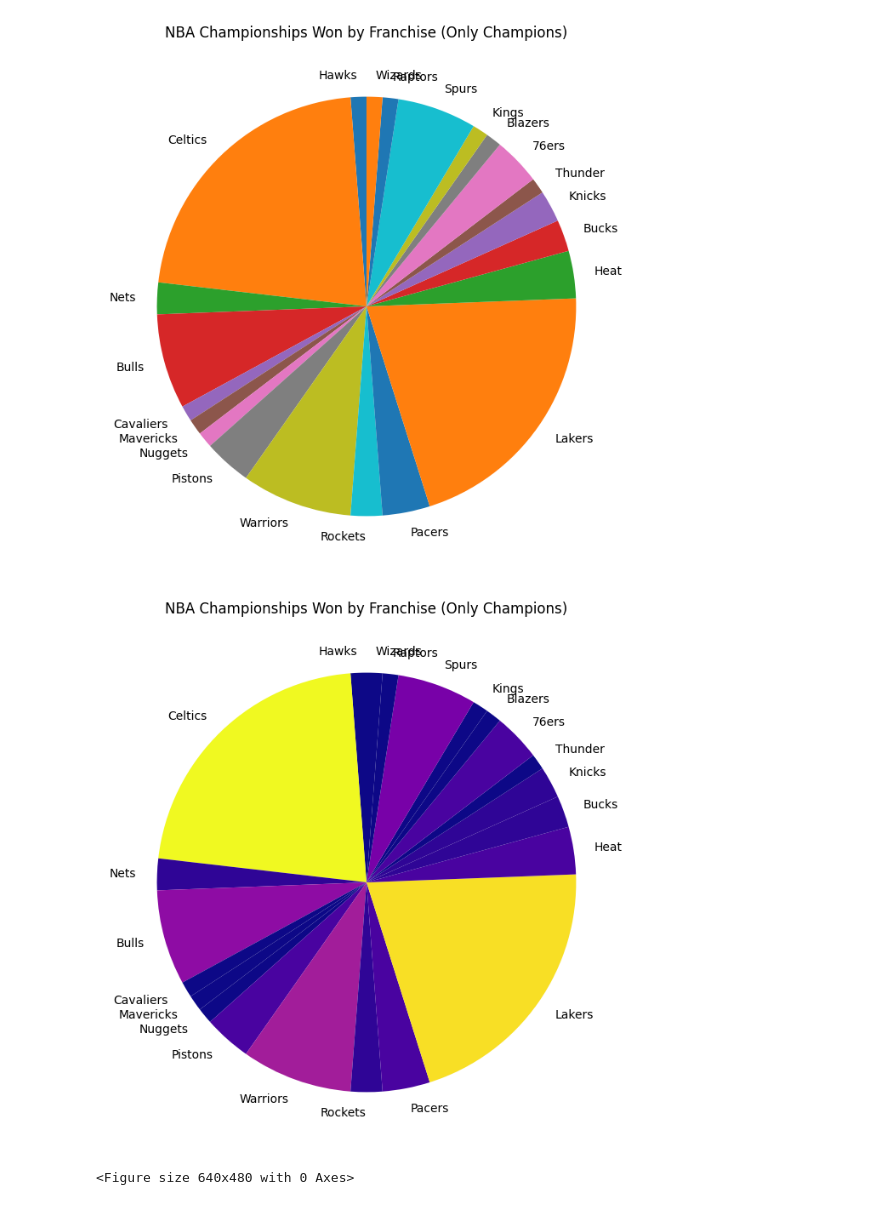
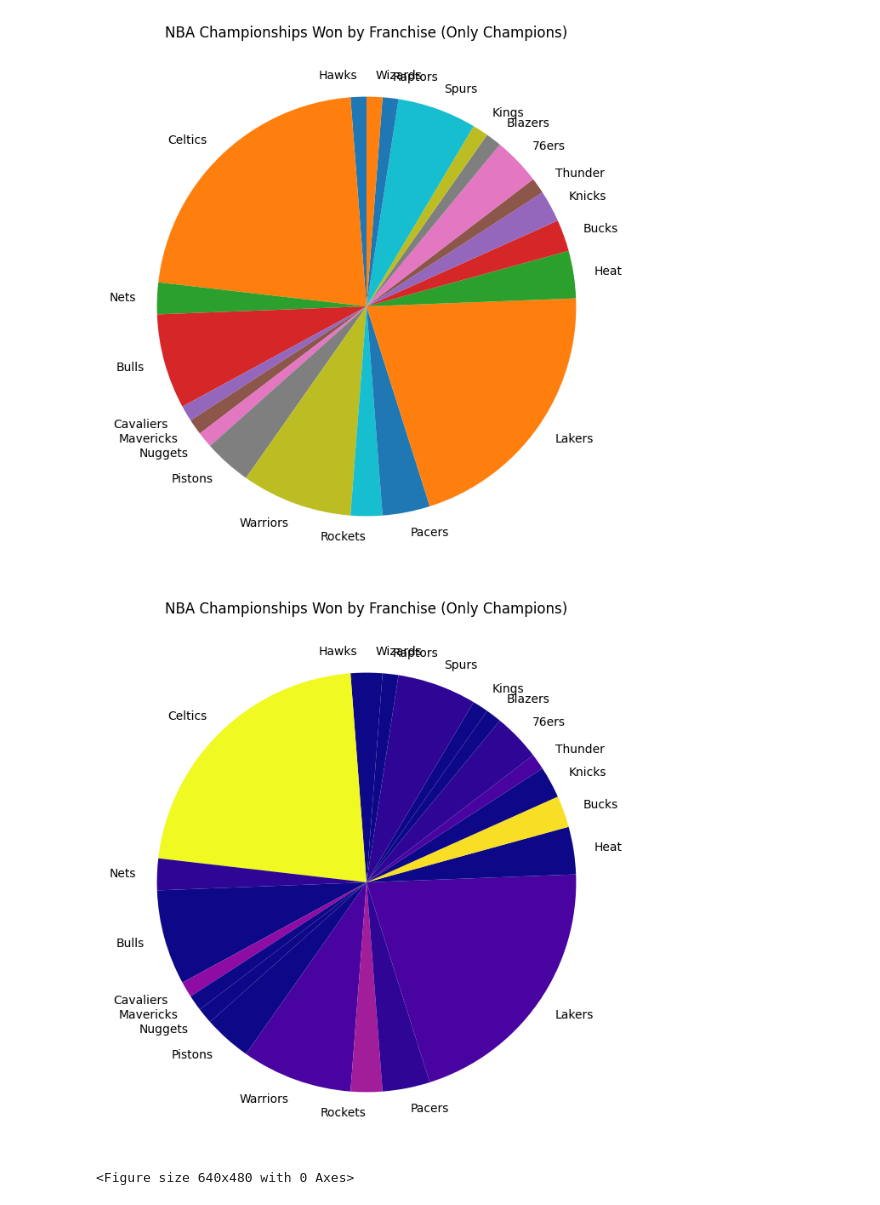
Before and after one commit to tperezv2004/proyecto.github.io, a Jupyter notebook: asses/py/limpieza.ipynb, the cells around one changed output. Cells and saved outputs as stored; diff of their text form; code cells hidden in the pictures.

```diff
--- a/asses/py/limpieza.ipynb
+++ b/asses/py/limpieza.ipynb
@@ -45,22 +32,22 @@ plt.show()
 # %%
 import numpy as np
 
 # Crear una lista de colores basada en el número de campeonatos
 
 # Normalizar los valores de campeonatos para obtener una escala de colores más claros
 norm = plt.Normalize(df_champs['Champ'].min(), df_champs['Champ'].max())
-colors = plt.cm.plasma(norm(df_champs['Champ']))
+colors = plt.cm.plasma(norm(df['Champ']))
 
 # Crear gráfico de pastel con colores basados en el número de campeonatos
 plt.figure(figsize=(8, 8))
 plt.pie(df_champs['Champ'], labels=df_champs['Franchise'], startangle=90, colors=colors)
 plt.title('NBA Championships Won by Franchise (Only Champions)')
 
 # Mostrar el gráfico
 plt.show()
 
 # Guardar el gráfico en un archivo
 plt.savefig('nba_championships_pie_chart.png')
 # %% [output]
-[figure, old version]
+[figure, new version]
 <Figure size 640x480 with 0 Axes>
```
Also changed, not shown: parts of 23 cells of this notebook, 7 other files.
